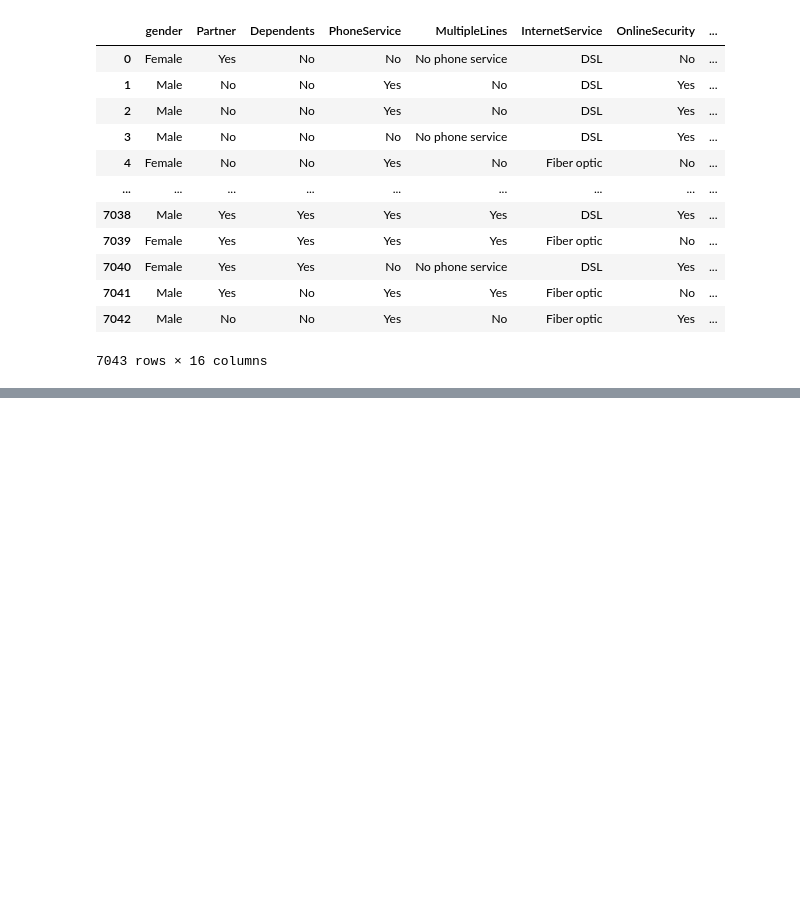
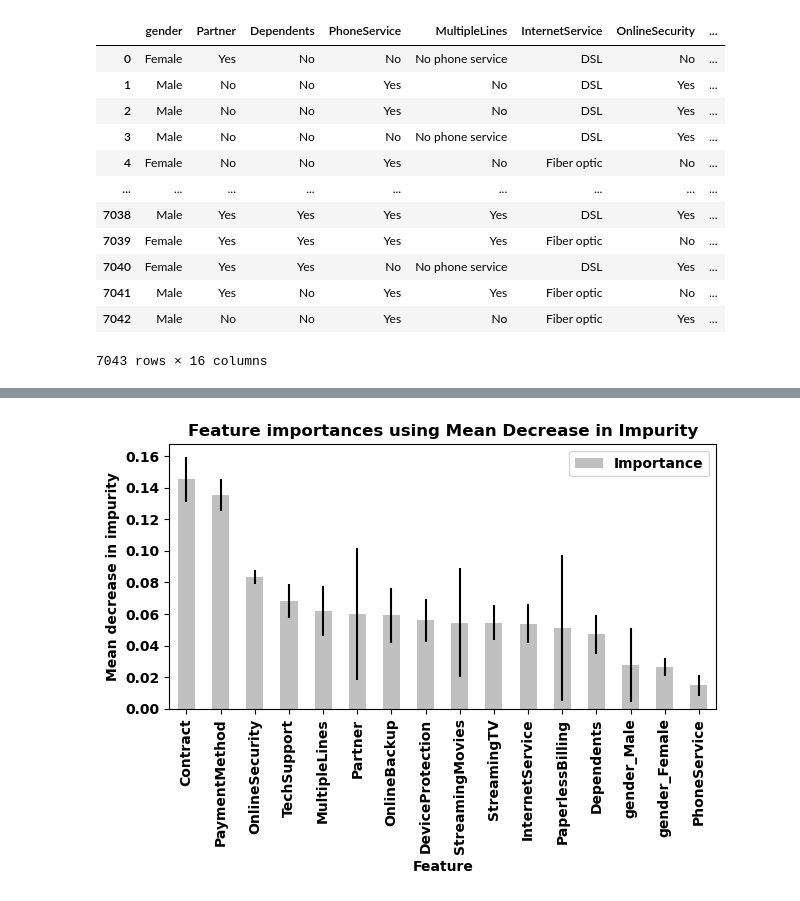
Before and after one commit to pereiranuno/telecom_customer_churn, a Jupyter notebook: customer_churn.ipynb, the cells around one changed output, grey strips where cells are left out. Drawn from its saved outputs; the diff is of its cells as text; code cells hidden in the pictures; blank space fills up the shorter version.

```diff
--- a/customer_churn.ipynb
+++ b/customer_churn.ipynb
@@ -234,0 +314,7 @@ df_transformed.sample(15)
+# %%
+# Aplicar Label Encoding nas restantes variáveis categóricas
+label_encoders = {}
+for col in df_transformed.select_dtypes(include=["object"]).columns:
+      le = LabelEncoder()
+      df_transformed[col] = le.fit_transform(df_transformed[col])
+      label_encoders[col] = le
@@ -234,0 +337,3 @@ df_transformed.sample(15)
+# %%
+data.update(df_transformed)
+data.drop(columns=['gender','customerID'], inplace=True)
@@ -234,0 +427,21 @@ df_transformed.sample(15)
+# %%
+X_train, X_test, y_train, y_test = split_data(df_transformed, target_column='Churn', test_size=0.2, seed=SEED, sample_fraction=1)
+# %%
+# Criar e treinar o modelo
+selected_model = RandomForestClassifier(n_estimators=100, random_state=42)
+selected_model.fit(X_train, y_train)
+
+# Calcular a importância das features e o desvio padrão entre as árvores
+std = np.std([tree.feature_importances_ for tree in selected_model.estimators_], axis=0)
+
+# Criar o DataFrame com os resultados
+random_forest_importances = pd.DataFrame.from_dict({
+    "Feature": X_train.columns,
+    "Importance": selected_model.feature_importances_,
+    "Std": std
+}).sort_values(by="Importance", ascending=False)
+
+# Calcular a importância acumulada
+random_forest_importances["Cumulative Importance"] = random_forest_importances["Importance"].cumsum() / random_forest_importances["Importance"].sum()
+
+random_forest_importances
@@ -234,0 +466,8 @@ df_transformed.sample(15)
+# %%
+fig, ax = plt.subplots()
+random_forest_importances.plot.bar(x="Feature", y="Importance",yerr=std, ax=ax,color="silver")
+ax.set_title("Feature importances using Mean Decrease in Impurity")
+ax.set_ylabel("Mean decrease in impurity")
+fig.tight_layout()
+# %% [output]
+[figure, added]
```
Also changed, not shown: parts of 77 cells of this notebook.
